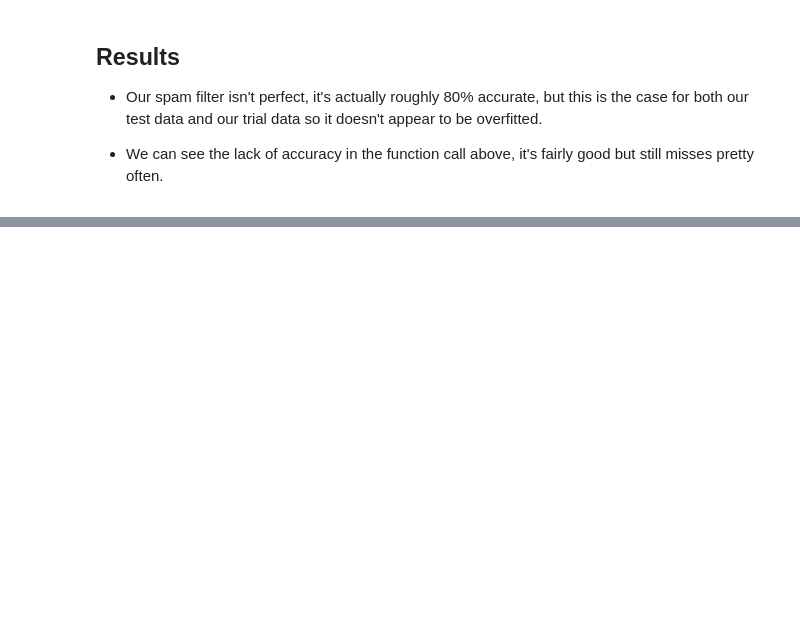
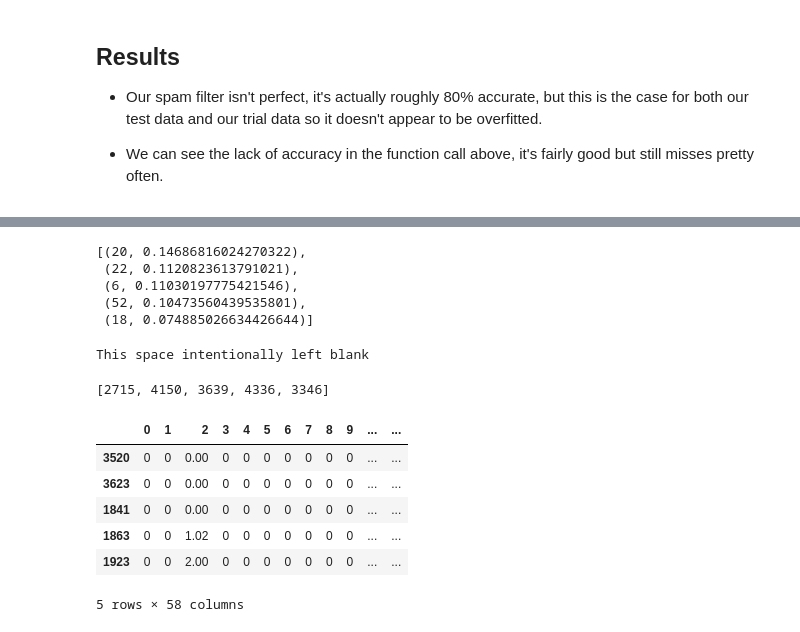
Before and after one commit to Shea-Wolfe/spamalot, a Jupyter notebook: spambase.ipynb, the cells around one changed output, grey strips where cells are left out. Drawn from its saved outputs; the diff is of its cells as text; code cells hidden in the pictures; blank space fills up the shorter version.

Commit message:
Built a function to find all the correct data

```diff
--- a/spambase.ipynb
+++ b/spambase.ipynb
@@ -144,0 +149,3 @@ Not in the data.
+# %%
+new_tests = deepcopy(test)
+new_tests[57] = y_test
@@ -144,0 +171,8 @@ Not in the data.
+# %%
+sorted(r.items(), key=lambda x: x[1],reverse=True)[:5]
+# %% [output]
+[(20, 0.14686816024270322),
+ (22, 0.1120823613791021),
+ (6, 0.11030197775421546),
+ (52, 0.10473560439535801),
+ (18, 0.074885026634426644)]
@@ -144,0 +189,22 @@ Not in the data.
+# %%
+row_list = []
+[find_good(x,row_list) for x in new_tests.index]
+print('This space intentionally left blank')
+# %% [output]
+This space intentionally left blank
+# %%
+row_list[:5]
+# %% [output]
+[2715, 4150, 3639, 4336, 3346]
+# %%
+bad_data = new_tests.drop(row_list)
+# %%
+bad_data.head()
+# %% [output]
+|  | 0 | 1 | 2 | 3 | 4 | 5 | 6 | 7 | 8 | 9 | ... | ... |
+| 3520 | 0 | 0 | 0.00 | 0 | 0 | 0 | 0 | 0 | 0 | 0 | ... | ... |
+| 3623 | 0 | 0 | 0.00 | 0 | 0 | 0 | 0 | 0 | 0 | 0 | ... | ... |
+| 1841 | 0 | 0 | 0.00 | 0 | 0 | 0 | 0 | 0 | 0 | 0 | ... | ... |
+| 1863 | 0 | 0 | 1.02 | 0 | 0 | 0 | 0 | 0 | 0 | 0 | ... | ... |
+| 1923 | 0 | 0 | 2.00 | 0 | 0 | 0 | 0 | 0 | 0 | 0 | ... | ... |
+5 rows × 58 columns
```
Also changed, not shown: parts of 9 cells of this notebook.
